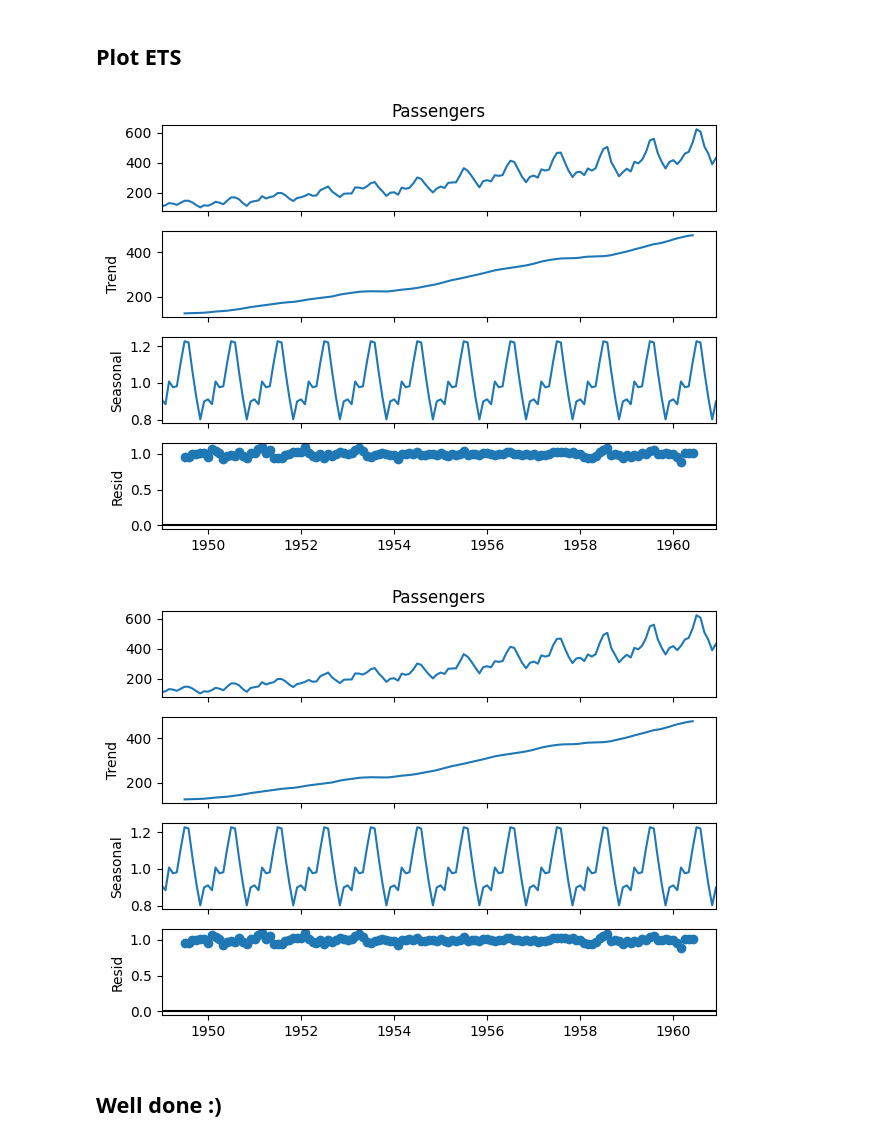
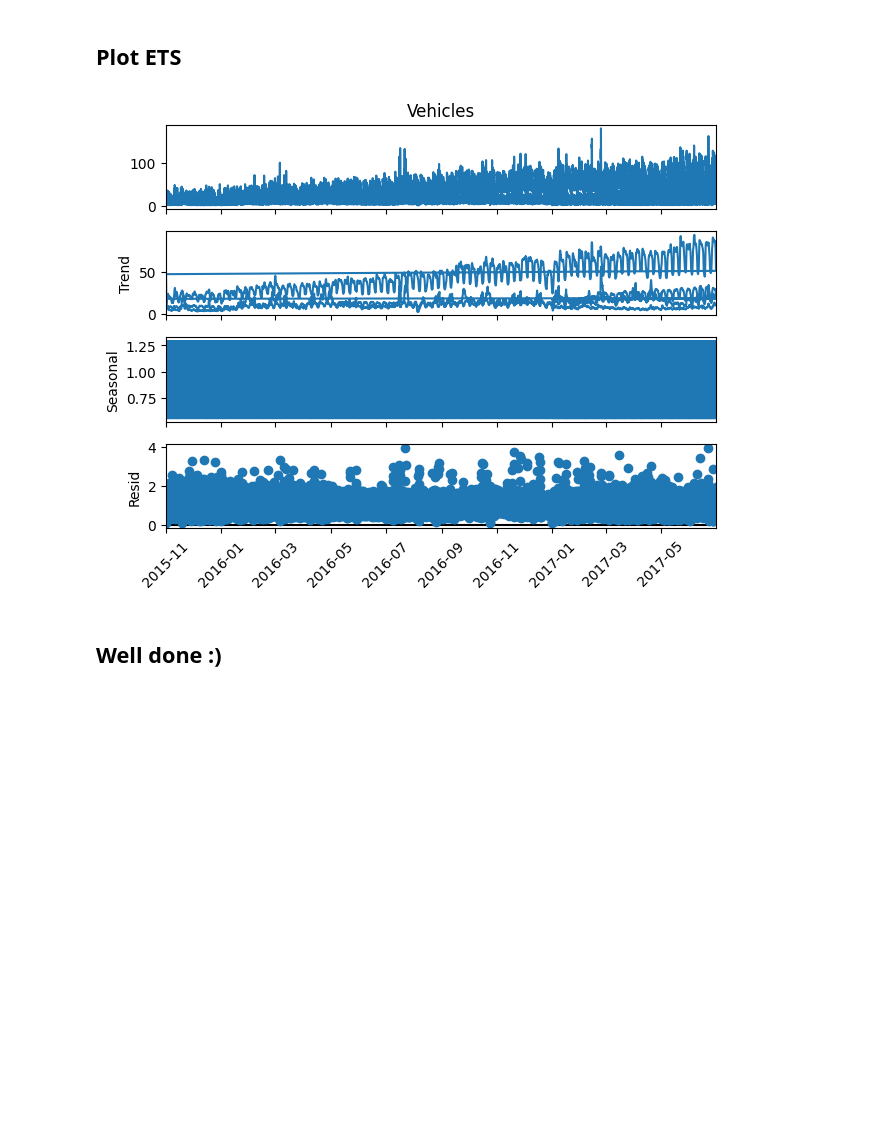
Before and after one commit to SarahAljuwayr/T5_Bootcamp, a Jupyter notebook: Week_5/Day1/ETS_Exercise_Sarah_Aljuwayr.ipynb, the cells around one changed output. Cells and saved outputs as stored; diff of their text form; code cells hidden in the pictures; blank space fills up the shorter version.

```diff
--- a/Week_5/Day1/ETS_Exercise_Sarah_Aljuwayr.ipynb
+++ b/Week_5/Day1/ETS_Exercise_Sarah_Aljuwayr.ipynb
@@ -30,13 +30,14 @@ airline.head()
 # %% [markdown]
 ## Apply ETS
 # %%
-result = seasonal_decompose(airline['Passengers'], model ='multiplicative')
+result = seasonal_decompose(traffic['Vehicles'], model ='multiplicative', period=24)
 # %% [markdown]
 ## Plot ETS
-# %%
-result.plot()
-# %% [output]
-[figure, removed]
-[figure, removed]
+# %%
+result.plot()
+plt.xticks(rotation=45)
+plt.show()
+# %% [output]
+[figure, added]
 # %% [markdown]
 ## **Well done :)**
```
Also changed, not shown: parts of 2 cells of this notebook.
